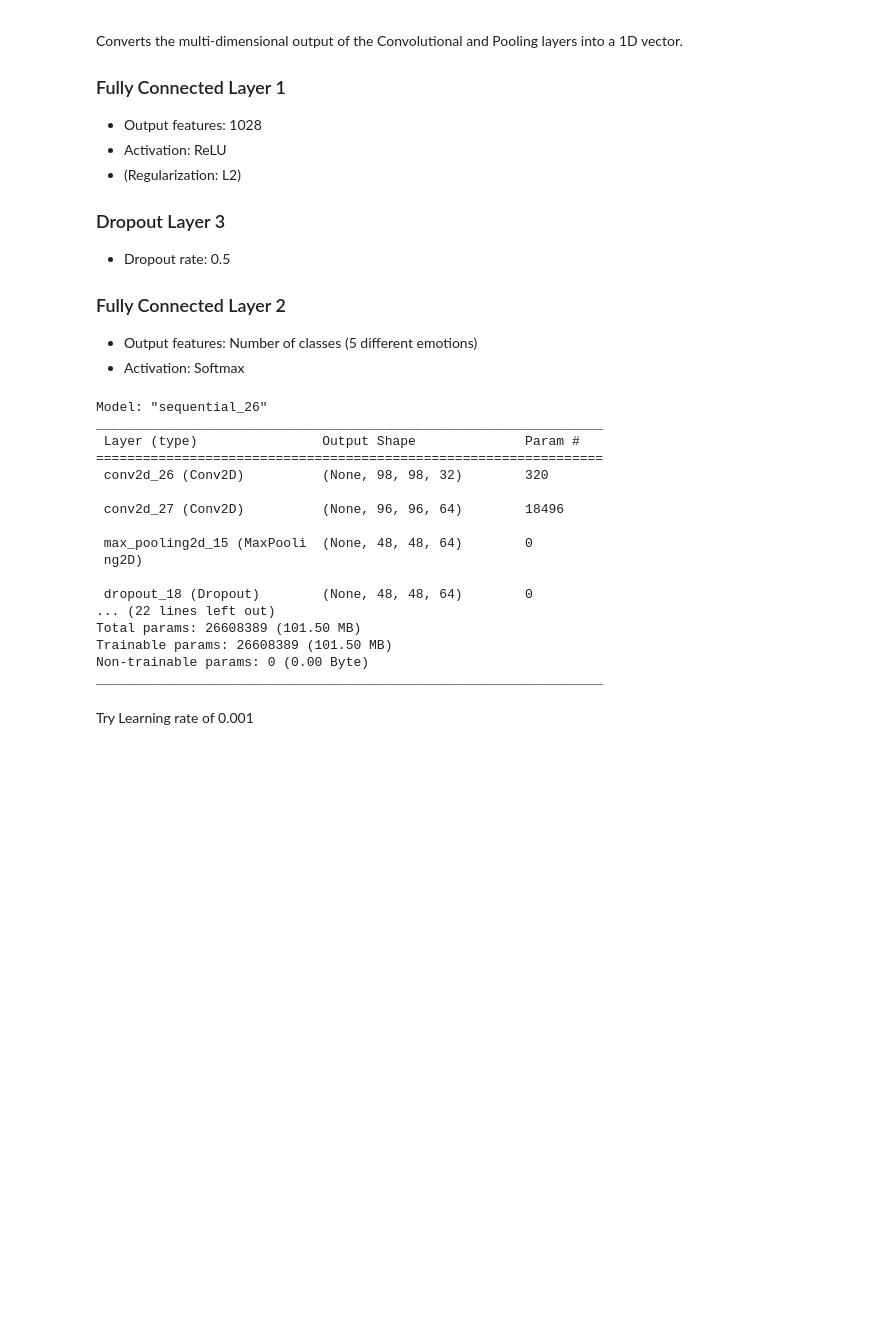
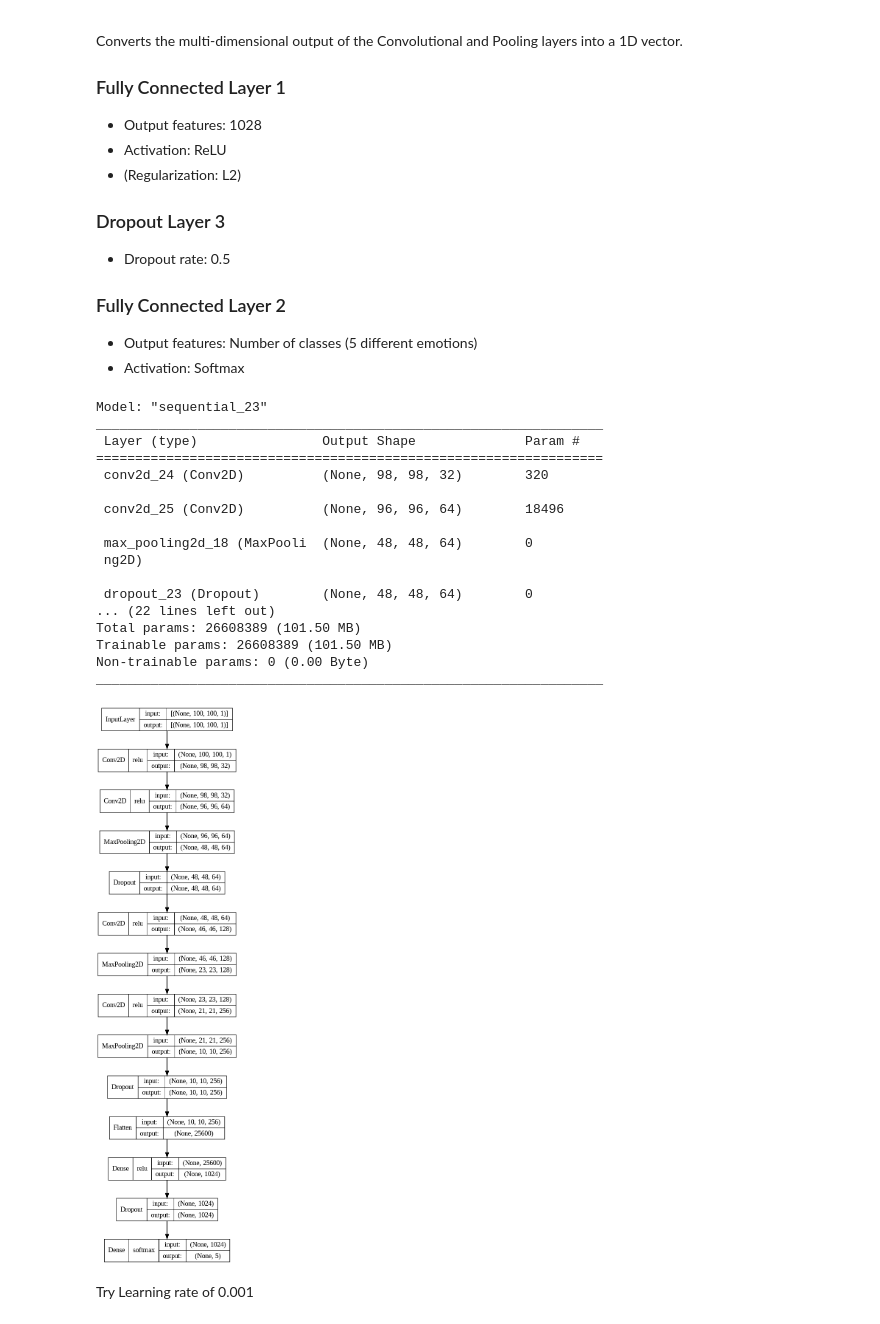
Before and after one commit to jasperfue/AIIM, a Jupyter notebook: notebook.ipynb, the cells around one changed output. Drawn from its saved outputs; the diff is of its cells as text; code cells hidden in the pictures; blank space fills up the shorter version.

```diff
--- a/notebook.ipynb
+++ b/notebook.ipynb
@@ -270,38 +369,40 @@ model = Sequential([
     Conv2D(filters=64, kernel_size=(3,3), activation='relu'),
     MaxPooling2D(pool_size=(2,2)),
     Dropout(0.25),
 
 
     Conv2D(filters=128, kernel_size=(3,3), activation='relu'),
     MaxPooling2D(pool_size=(2,2)),
     Conv2D(filters=256, kernel_size=(3,3), activation='relu'),
     MaxPooling2D(pool_size=(2,2)),
     Dropout(0.25),
 
     Flatten(),
     Dense(1024, activation='relu'),
     Dropout(0.25),
     Dense(5, activation='softmax')
 ])
 model.summary()
+plot_model(model, to_file="model.png", show_shapes=True, show_layer_names=False, show_layer_activations=True)
 # %% [output]
-Model: "sequential_26"
+Model: "sequential_23"
 _________________________________________________________________
  Layer (type)                Output Shape              Param #
 =================================================================
- conv2d_26 (Conv2D)          (None, 98, 98, 32)        320
+ conv2d_24 (Conv2D)          (None, 98, 98, 32)        320
 
- conv2d_27 (Conv2D)          (None, 96, 96, 64)        18496
+ conv2d_25 (Conv2D)          (None, 96, 96, 64)        18496
 
- max_pooling2d_15 (MaxPooli  (None, 48, 48, 64)        0
+ max_pooling2d_18 (MaxPooli  (None, 48, 48, 64)        0
  ng2D)
 
- dropout_18 (Dropout)        (None, 48, 48, 64)        0
+ dropout_23 (Dropout)        (None, 48, 48, 64)        0
 ... (22 lines left out)
 Total params: 26608389 (101.50 MB)
 Trainable params: 26608389 (101.50 MB)
 Non-trainable params: 0 (0.00 Byte)
 _________________________________________________________________
+[figure, added]
 # %% [markdown]
 Try Learning rate of 0.001
 # %%
```
Also changed, not shown: parts of 20 cells of this notebook.
